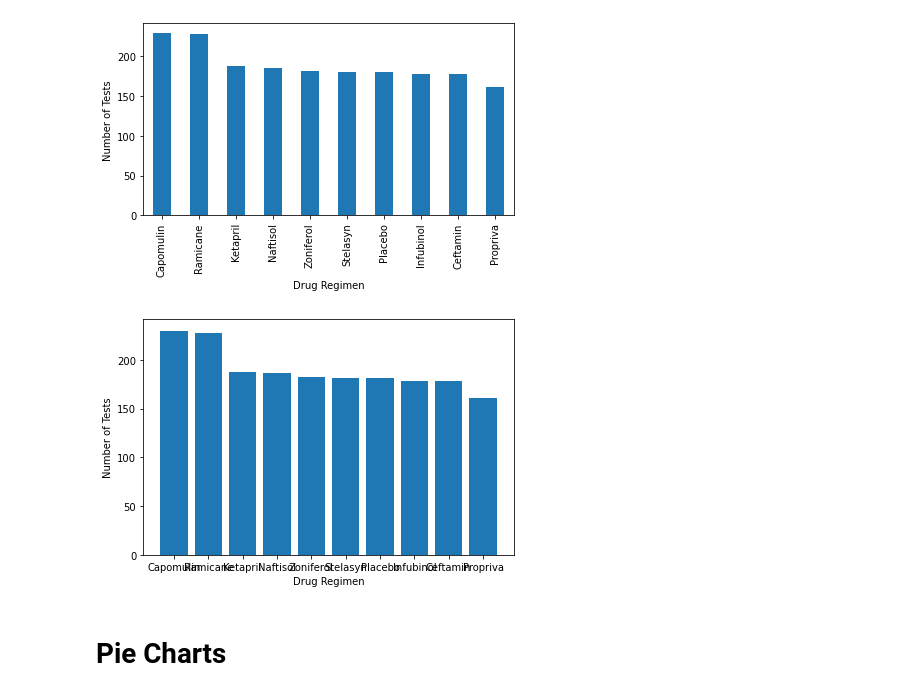
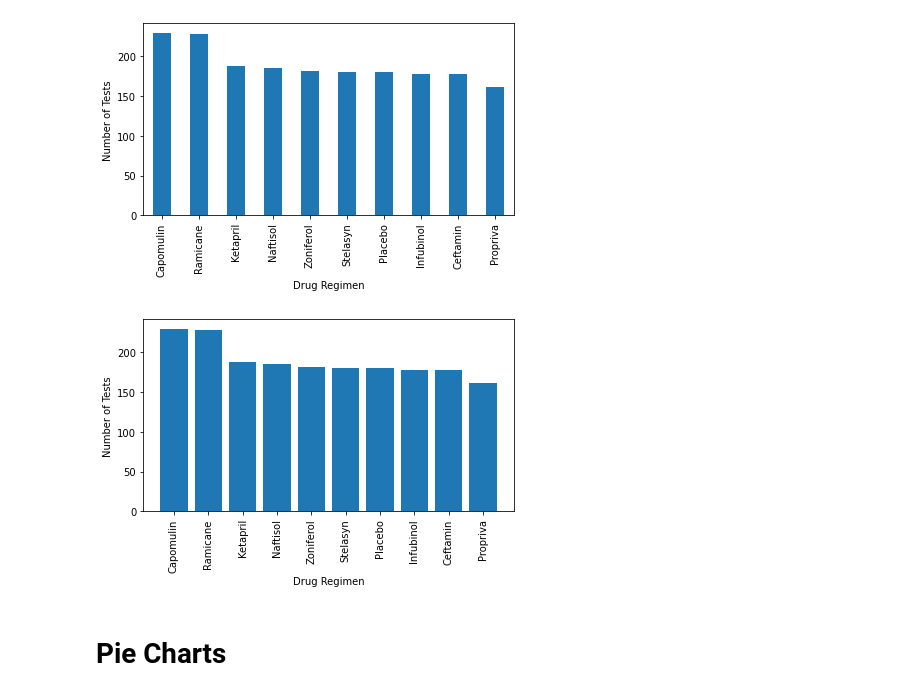
Before and after one commit to josiedeleon/Matplotlib--The-Power-of-Plots, a Jupyter notebook: Pymaceuticals.ipynb, the cells around one changed output. Drawn from its saved outputs; the diff is of its cells as text; code cells hidden in the pictures.

Commit message:
rotated ticks for matplot bar chart

```diff
--- a/Pymaceuticals.ipynb
+++ b/Pymaceuticals.ipynb
@@ -197,12 +197,13 @@ plt.tight_layout()
 # %%
 #Matplot Bar Chart
 num_regimens = clean_mouse_data['Drug Regimen'].value_counts()
 plt.bar(num_regimens.index.values,num_regimens.values)
 plt.xlabel('Drug Regimen')
 plt.ylabel('Number of Tests')
+plt.xticks(rotation=90)
 plt.tight_layout()
 # %% [output]
-[figure, old version]
+[figure, new version]
 # %% [markdown]
 # Pie Charts
 # %%
```
